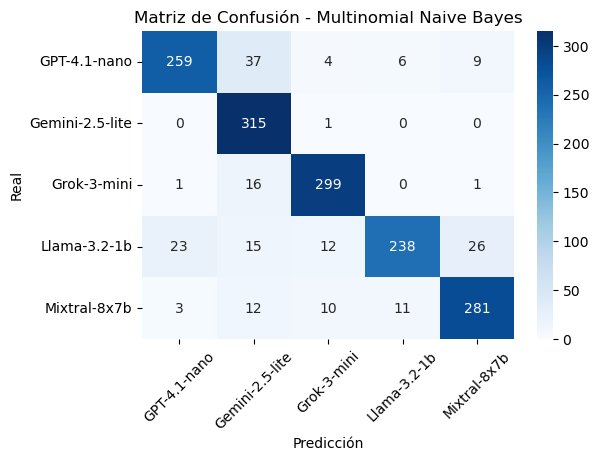
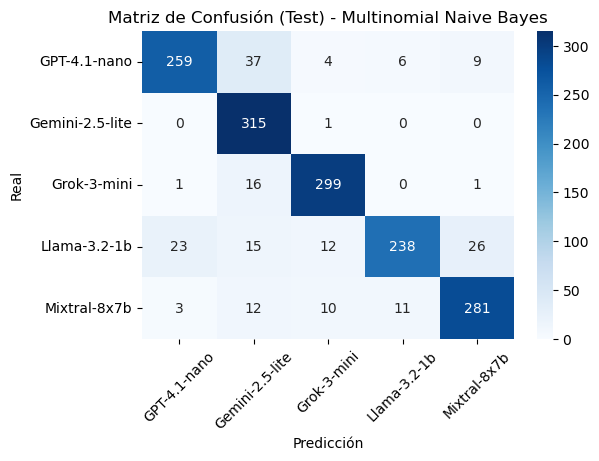
Code edit (unified diff) that turned the first committed figure into the second:
--- before
+++ after
@@ -1,15 +1,32 @@
+# ==========================================
+# 5. MACHINE LEARNING BASELINE (NAIVE BAYES & SVM)
+# ==========================================
+
 def train_and_evaluate(model, name, X_train, y_train, X_test, y_test):
-    print(f"--- Entrenando {name} ---")
+    print(f"\n{'='*50}")
+    print(f"🤖 ENTRENANDO: {name}")
+    print(f"{'='*50}")
+    
+    # 1. Entrenamos el modelo
     model.fit(X_train, y_train)
-    y_pred = model.predict(X_test)
     
-    print(classification_report(y_test, y_pred))
+    # 2. Predicciones y Métricas en TRAIN
+    y_pred_train = model.predict(X_train)
+    print("\n📊 MÉTRICAS EN TRAIN (Entrenamiento):")
+    print("--------------------------------------------------")
+    print(classification_report(y_train, y_pred_train))
     
-    # Matriz de Confusión
-    cm = confusion_matrix(y_test, y_pred, labels=model.classes_)
+    # 3. Predicciones y Métricas en TEST
+    y_pred_test = model.predict(X_test)
+    print("\n🎯 MÉTRICAS EN TEST (Evaluación / OOD):")
+    print("--------------------------------------------------")
+    print(classification_report(y_test, y_pred_test))
+    
+    # 4. Matriz de Confusión (Mantenemos la visualización solo para el Test)
+    cm = confusion_matrix(y_test, y_pred_test, labels=model.classes_)
     plt.figure(figsize=(6, 4))
     sns.heatmap(cm, annot=True, fmt='d', cmap='Blues', 
                 xticklabels=model.classes_, yticklabels=model.classes_)
-    plt.title(f"Matriz de Confusión - {name}")
+    plt.title(f"Matriz de Confusión (Test) - {name}")
     plt.ylabel('Real')
     plt.xlabel('Predicción')

Commit: Deep Learning notebook added